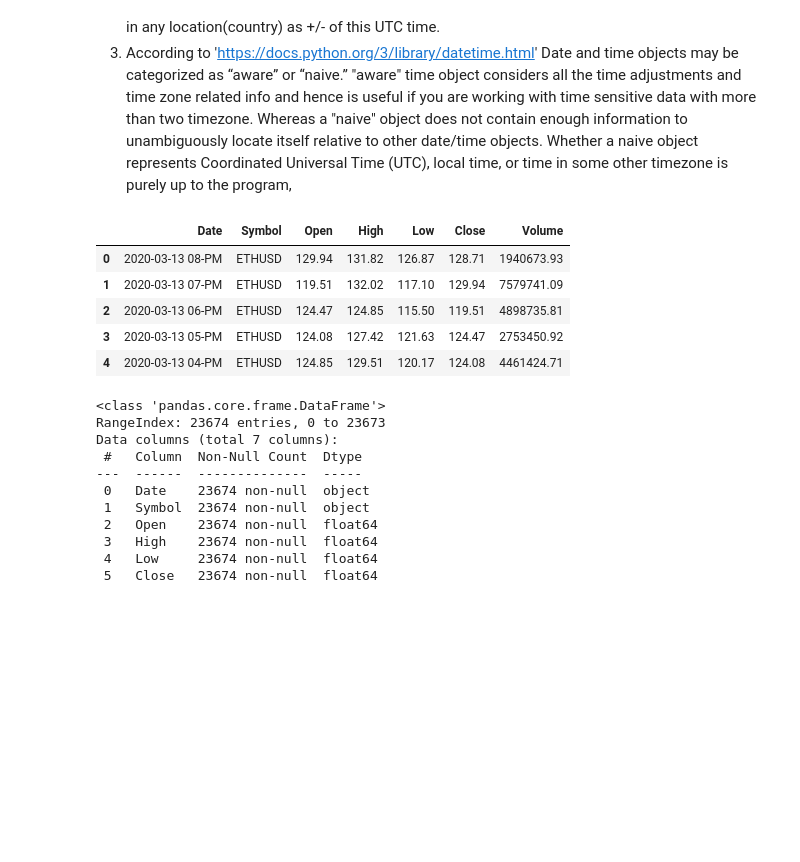
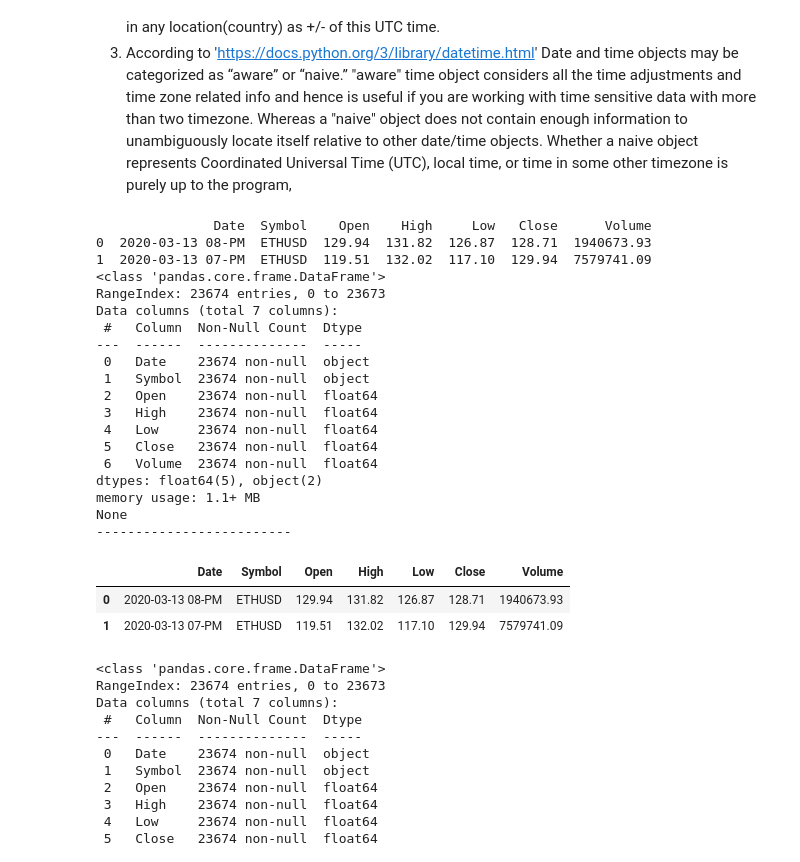
Before and after one commit to VeenaKGit/Knowledge, a Jupyter notebook: Pandas and Numpy.ipynb, the cells around one changed output. Cells and saved outputs as stored; diff of their text form; code cells hidden in the pictures; blank space fills up the shorter version.

Commit message:
added more dependencies in requirement and ran pandas.ipynd  full

```diff
--- a/Pandas and Numpy.ipynb
+++ b/Pandas and Numpy.ipynb
@@ -1875,20 +1922,38 @@ df['YearsCode'].mean()
 # %%
 # this is a Ethereum based cryptocurrency data broken down into 1Hr
 df_Eth = pd.read_csv('data/date_timeseries.csv')
-
+print(df_Eth.head(2))
+print(df_Eth.info())
+print('-'*25)
 # read and format the dates from str to datetime as you read the csv file
 # and to this read_csv we cannot just pass a datetime format string, we will have to pass a function
 # d_parser = lambda x: pd.datetime.strptime(x, '%Y-%m-%d %I-%p')# here we are passing individual time str to lambda 'x'
 # df_Eth = pd.read_csv('data/date_timeseries.csv', parse_dates=['Date'], date_parser=d_parser)
 # we will show how to do it seperateely this conversion in below lines of code
-df_Eth.head(5)
+df_Eth.head(2)
 # %% [output]
+               Date  Symbol    Open    High     Low   Close      Volume
+0  2020-03-13 08-PM  ETHUSD  129.94  131.82  126.87  128.71  1940673.93
+1  2020-03-13 07-PM  ETHUSD  119.51  132.02  117.10  129.94  7579741.09
+<class 'pandas.core.frame.DataFrame'>
+RangeIndex: 23674 entries, 0 to 23673
+Data columns (total 7 columns):
+ #   Column  Non-Null Count  Dtype
+---  ------  --------------  -----
+ 0   Date    23674 non-null  object
+ 1   Symbol  23674 non-null  object
+ 2   Open    23674 non-null  float64
+ 3   High    23674 non-null  float64
+ 4   Low     23674 non-null  float64
+ 5   Close   23674 non-null  float64
+ 6   Volume  23674 non-null  float64
+dtypes: float64(5), object(2)
+memory usage: 1.1+ MB
+None
+-------------------------
 |  | Date | Symbol | Open | High | Low | Close | Volume |
 | 0 | 2020-03-13 08-PM | ETHUSD | 129.94 | 131.82 | 126.87 | 128.71 | 1940673.93 |
 | 1 | 2020-03-13 07-PM | ETHUSD | 119.51 | 132.02 | 117.10 | 129.94 | 7579741.09 |
-| 2 | 2020-03-13 06-PM | ETHUSD | 124.47 | 124.85 | 115.50 | 119.51 | 4898735.81 |
-| 3 | 2020-03-13 05-PM | ETHUSD | 124.08 | 127.42 | 121.63 | 124.47 | 2753450.92 |
-| 4 | 2020-03-13 04-PM | ETHUSD | 124.85 | 129.51 | 120.17 | 124.08 | 4461424.71 |
 # %%
 # see that the date column in in str format and not in a Datetime format
 df_Eth.info()
```
Also changed, not shown: parts of 86 cells of this notebook, 1 other file.
